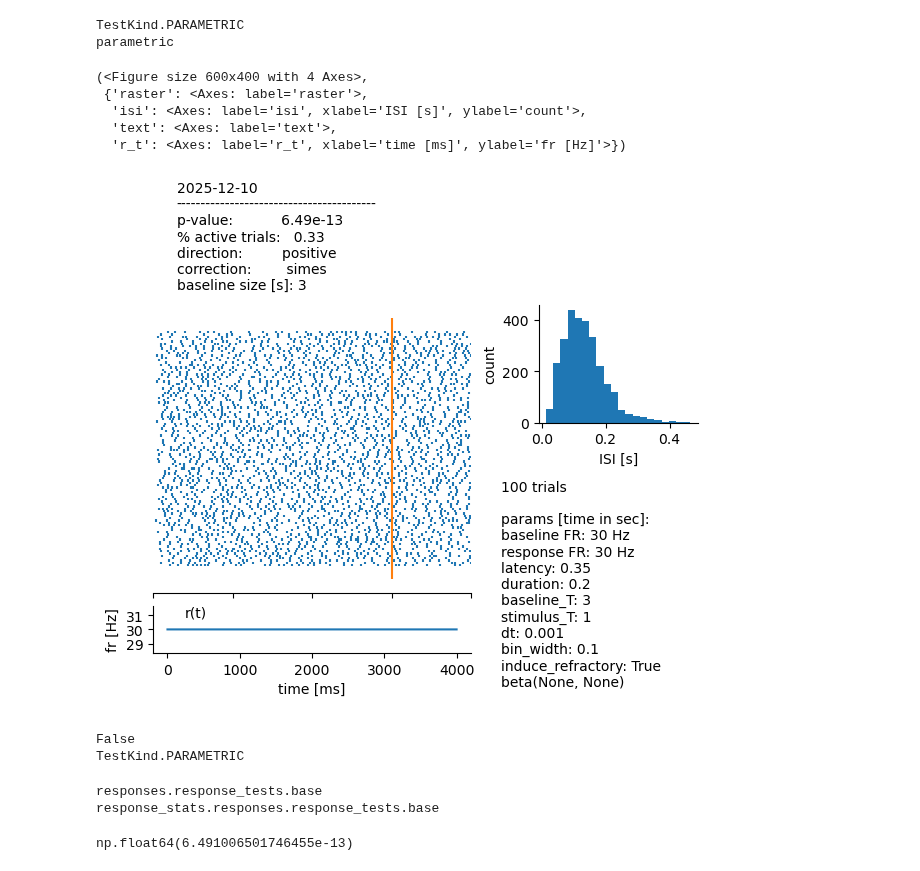
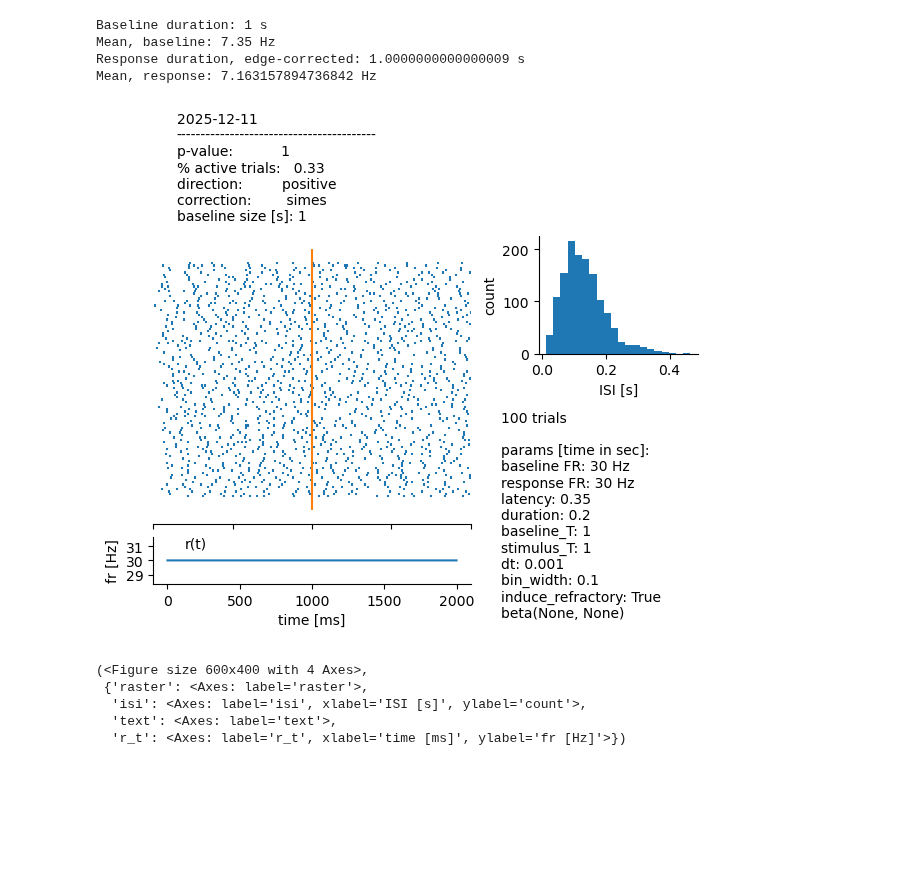
Before and after one commit to a-darcher/response_generator, a Jupyter notebook: dev.ipynb, the cells around one changed output. Saved outputs shown, nothing was run; the diff lists cells and outputs as text; code cells hidden in the pictures; blank space fills up the shorter version.

```diff
--- a/dev.ipynb
+++ b/dev.ipynb
@@ -13,7 +13,7 @@ response_fr = 30
 latency = 0.35
 duration = 0.2
 dt = 0.001
-baseline_T = 3
+baseline_T = 1
 stimulus_T = 1
 
 total_bins = int((baseline_T + stimulus_T) / dt)
@@ -29,40 +29,42 @@ generator = PoissonSpikeGenerator(
     duration=duration,
     baseline_T=baseline_T,
     stimulus_T=stimulus_T,
     dt=dt,
     induce_refractory_period=induce_refractory_period,
 
 )
 
 trial_activity = generator.generate(n_trials)
 
 cfg_response_dict = {
     "trial_activity": trial_activity,
     "baseline_T": baseline_T,
     "stimulus_T": stimulus_T,
-    "stimulus_onset": 1,
+    "stimulus_onset": baseline_T,
     "bin_width": 0.1,
     "dt": dt,
     "direction": "positive",
     "proportion_active": 1/3,
     "multiple_correction": "simes",
     "interleave_response_bins": True,
     "smooth_response_bins": False,
-    "debug": False,
+    "debug": True,
 }
 
 cfg_response = ResponseConfig(**cfg_response_dict)
 data_response = make_response_data(cfg_response)
 
 detector = ResponseDetector(data_response, WilcoxonTest)
 
 SpikeSummaryFigure(trial_activity, generator, detector, ).build()
 # %% [output]
-TestKind.PARAMETRIC
-parametric
+Baseline duration: 1 s
+Mean, baseline: 7.35 Hz
+Response duration, edge-corrected: 1.0000000000000009 s
+Mean, response: 7.163157894736842 Hz
+[figure, new version]
 (<Figure size 600x400 with 4 Axes>,
  {'raster': <Axes: label='raster'>,
   'isi': <Axes: label='isi', xlabel='ISI [s]', ylabel='count'>,
   'text': <Axes: label='text'>,
   'r_t': <Axes: label='r_t', xlabel='time [ms]', ylabel='fr [Hz]'>})
-[figure, old version]
@@ -71,16 +70,0 @@ from response_stats.responses.response_tests import ResponseTest, TestKind
-# %%
-print(detector.test.kind == TestKind.PARAMETRIC)
-print(detector.test.kind )
-# %% [output]
-False
-TestKind.PARAMETRIC
-# %%
-print(detector.test.kind.__module__)
-print(TestKind.PARAMETRIC.__module__)
-# %% [output]
-responses.response_tests.base
-response_stats.responses.response_tests.base
-# %%
-detector.compute_min_pval()
-# %% [output]
-np.float64(6.491006501746455e-13)
```
Also changed, not shown: parts of 18 cells of this notebook, 4 other files.
